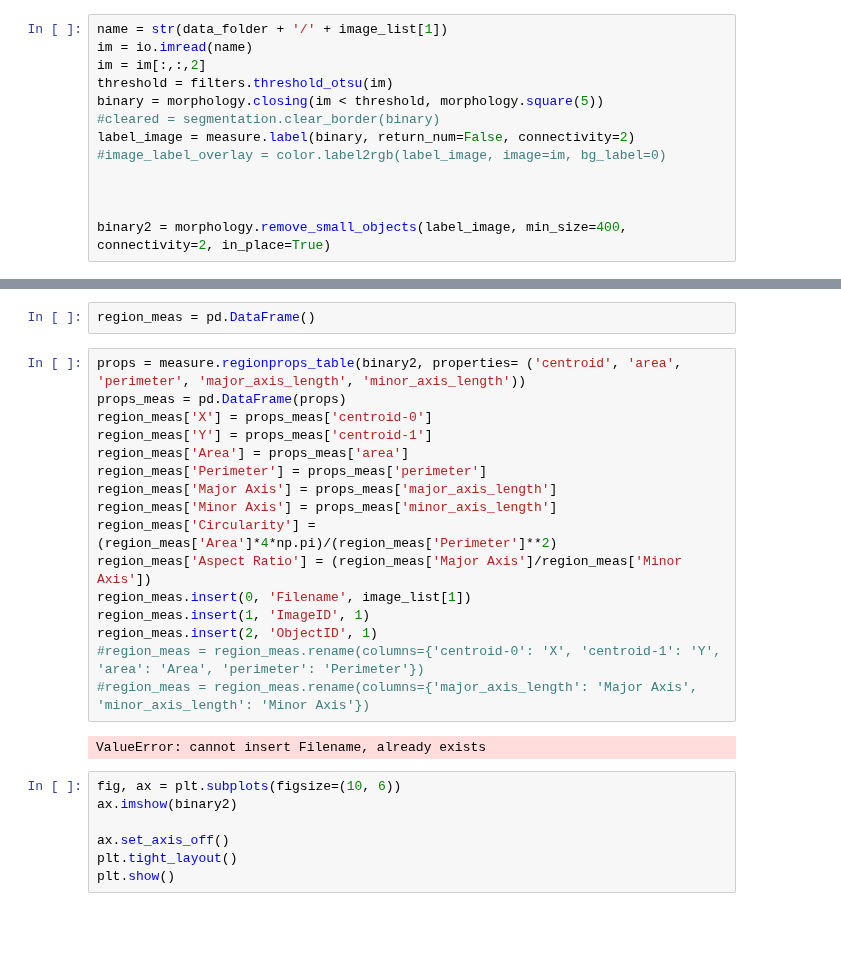
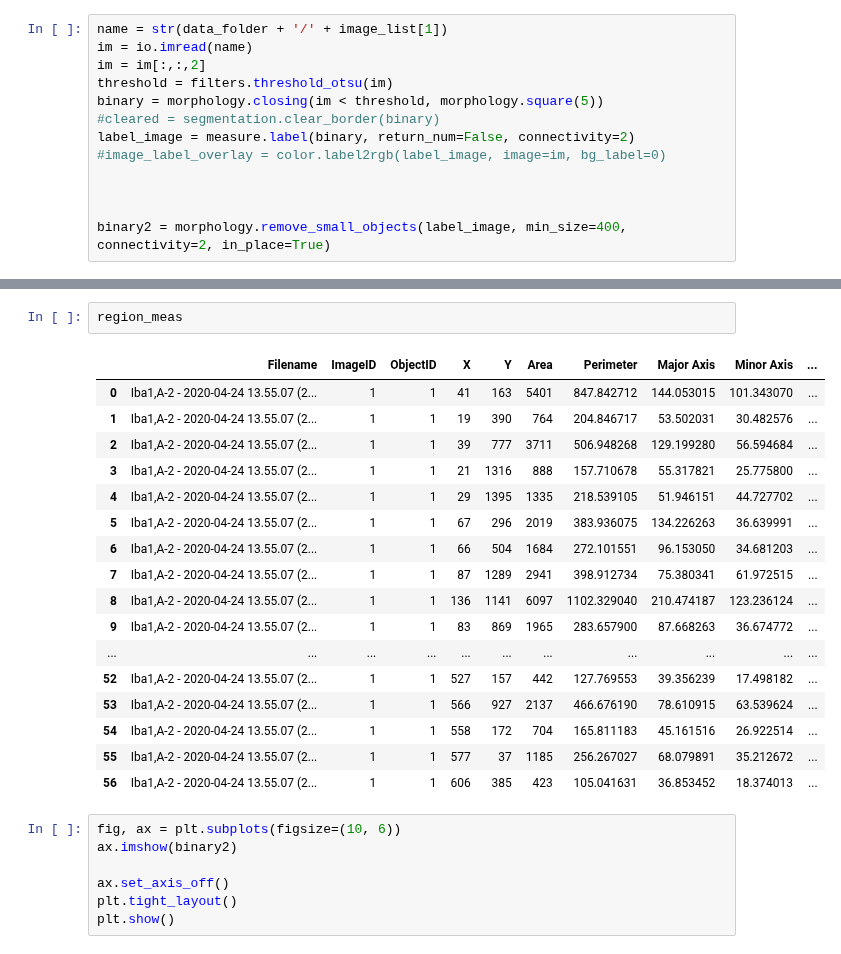
Before and after one commit to Nance-Lab/fiberf, a Jupyter notebook: examples/Psudocode_full_dev.ipynb, the cells around one changed output, grey strips where cells are left out. Saved outputs shown, nothing was run; the diff lists cells and outputs as text; blank space fills up the shorter version.

Commit message:
Update Psudocode_full_dev.ipynb
added appendability to the pandas dataframe so it can exist in a loop

```diff
--- a/examples/Psudocode_full_dev.ipynb
+++ b/examples/Psudocode_full_dev.ipynb
@@ -151,23 +170,23 @@ binary2 = morphology.remove_small_objects(label_image, min_size=400, connectivit
 # %%
-region_meas = pd.DataFrame()
+region_meas
+# %% [output]
+|  | Filename | ImageID | ObjectID | X | Y | Area | Perimeter | Major Axis | Minor Axis | ... |
+| 0 | Iba1,A-2 - 2020-04-24 13.55.07 (2... | 1 | 1 | 41 | 163 | 5401 | 847.842712 | 144.053015 | 101.343070 | ... |
+| 1 | Iba1,A-2 - 2020-04-24 13.55.07 (2... | 1 | 1 | 19 | 390 | 764 | 204.846717 | 53.502031 | 30.482576 | ... |
+| 2 | Iba1,A-2 - 2020-04-24 13.55.07 (2... | 1 | 1 | 39 | 777 | 3711 | 506.948268 | 129.199280 | 56.594684 | ... |
+| 3 | Iba1,A-2 - 2020-04-24 13.55.07 (2... | 1 | 1 | 21 | 1316 | 888 | 157.710678 | 55.317821 | 25.775800 | ... |
+| 4 | Iba1,A-2 - 2020-04-24 13.55.07 (2... | 1 | 1 | 29 | 1395 | 1335 | 218.539105 | 51.946151 | 44.727702 | ... |
+| 5 | Iba1,A-2 - 2020-04-24 13.55.07 (2... | 1 | 1 | 67 | 296 | 2019 | 383.936075 | 134.226263 | 36.639991 | ... |
+| 6 | Iba1,A-2 - 2020-04-24 13.55.07 (2... | 1 | 1 | 66 | 504 | 1684 | 272.101551 | 96.153050 | 34.681203 | ... |
+| 7 | Iba1,A-2 - 2020-04-24 13.55.07 (2... | 1 | 1 | 87 | 1289 | 2941 | 398.912734 | 75.380341 | 61.972515 | ... |
+| 8 | Iba1,A-2 - 2020-04-24 13.55.07 (2... | 1 | 1 | 136 | 1141 | 6097 | 1102.329040 | 210.474187 | 123.236124 | ... |
+| 9 | Iba1,A-2 - 2020-04-24 13.55.07 (2... | 1 | 1 | 83 | 869 | 1965 | 283.657900 | 87.668263 | 36.674772 | ... |
+| ... | ... | ... | ... | ... | ... | ... | ... | ... | ... | ... |
+| 52 | Iba1,A-2 - 2020-04-24 13.55.07 (2... | 1 | 1 | 527 | 157 | 442 | 127.769553 | 39.356239 | 17.498182 | ... |
+| 53 | Iba1,A-2 - 2020-04-24 13.55.07 (2... | 1 | 1 | 566 | 927 | 2137 | 466.676190 | 78.610915 | 63.539624 | ... |
+| 54 | Iba1,A-2 - 2020-04-24 13.55.07 (2... | 1 | 1 | 558 | 172 | 704 | 165.811183 | 45.161516 | 26.922514 | ... |
+| 55 | Iba1,A-2 - 2020-04-24 13.55.07 (2... | 1 | 1 | 577 | 37 | 1185 | 256.267027 | 68.079891 | 35.212672 | ... |
+| 56 | Iba1,A-2 - 2020-04-24 13.55.07 (2... | 1 | 1 | 606 | 385 | 423 | 105.041631 | 36.853452 | 18.374013 | ... |
-# %%
-props = measure.regionprops_table(binary2, properties= ('centroid', 'area', 'perimeter', 'major_axis_length', 'minor_axis_length'))
-props_meas = pd.DataFrame(props)
-region_meas['X'] = props_meas['centroid-0']
-region_meas['Y'] = props_meas['centroid-1']
-region_meas['Area'] = props_meas['area']
-region_meas['Perimeter'] = props_meas['perimeter']
-region_meas['Major Axis'] = props_meas['major_axis_length']
-region_meas['Minor Axis'] = props_meas['minor_axis_length']
-region_meas['Circularity'] = (region_meas['Area']*4*np.pi)/(region_meas['Perimeter']**2)
-region_meas['Aspect Ratio'] = (region_meas['Major Axis']/region_meas['Minor Axis'])
-region_meas.insert(0, 'Filename', image_list[1])
-region_meas.insert(1, 'ImageID', 1)
-region_meas.insert(2, 'ObjectID', 1)
-#region_meas = region_meas.rename(columns={'centroid-0': 'X', 'centroid-1': 'Y', 'area': 'Area', 'perimeter': 'Perimeter'})
-#region_meas = region_meas.rename(columns={'major_axis_length': 'Major Axis', 'minor_axis_length': 'Minor Axis'})
-# %% [output]
-ValueError: cannot insert Filename, already exists
 # %%
 fig, ax = plt.subplots(figsize=(10, 6))
 ax.imshow(binary2)
```
Also changed, not shown: parts of 3 cells of this notebook.
